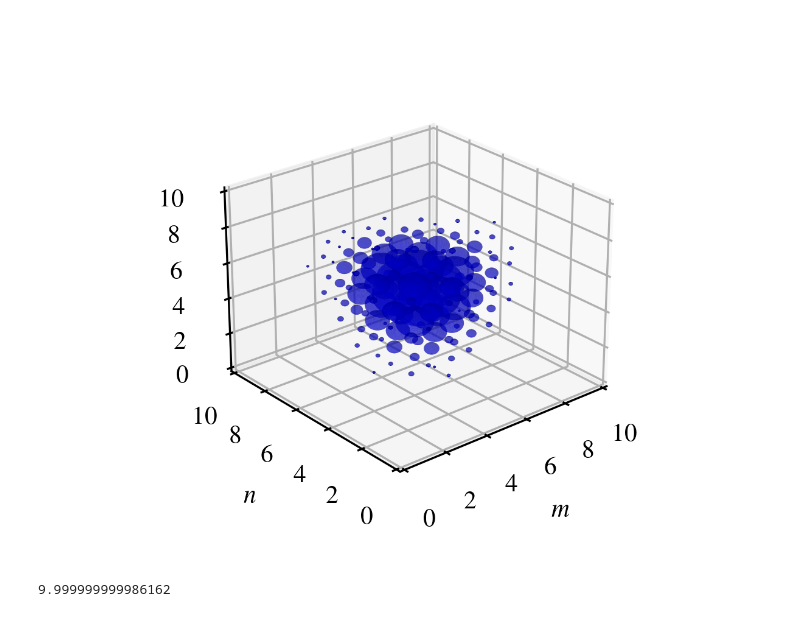
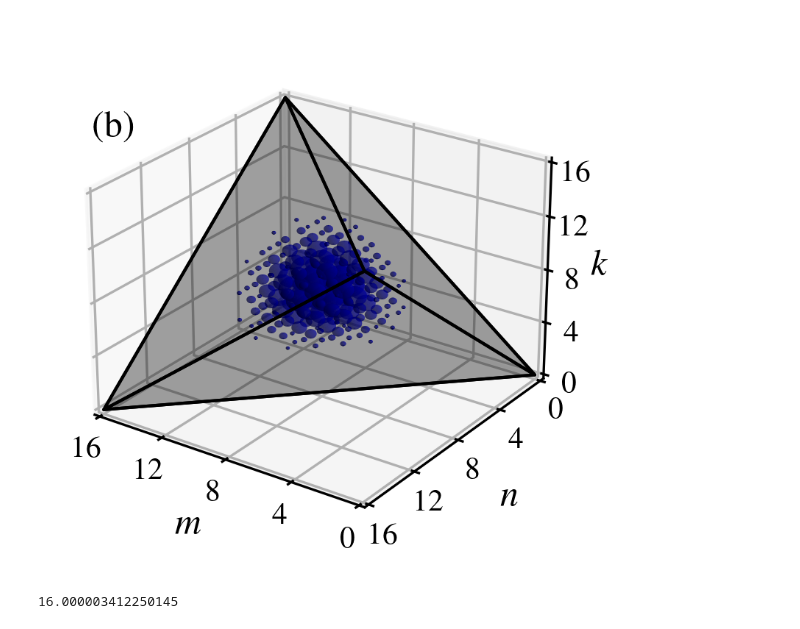
Before and after one commit to Emiliano6754/Stabilizer-States, a Jupyter notebook: symQfuncplots.ipynb, the cells around one changed output. Cells and saved outputs as stored; diff of their text form; code cells hidden in the pictures.

Commit message:
Implemented symspace plotting and kravchuk Gaussian checks

```diff
--- a/symQfuncplots.ipynb
+++ b/symQfuncplots.ipynb
@@ -9,7 +10,7 @@ from matplotlib import rc
 rc('font',**{'family':'serif','serif':['Times']})
 rc('text', usetex=True)
 # %%
-n_qubits = 10
+n_qubits = 16
 graph_type = "cc"
 filename = graph_type+"_q"+str(n_qubits)+".txt"
 # graph_num = 1830
@@ -23,26 +24,45 @@ x, y, z = _xx.ravel(), _yy.ravel(), __zz.ravel()
 # %%
 light = LightSource(0,20)
 fig = plt.figure(figsize=(4,3),dpi=300)
 ax = fig.add_subplot(projection='3d')
-ax.view_init(elev=25,azim=-130)
-ax.set_xlabel(r'$m$')
-ax.set_ylabel(r'$n$')
+ax.set_xlabel(r'$m$', size=12, labelpad=-5)
+ax.set_ylabel(r'$n$', size=12, labelpad=-5)
+ax.set_zlabel(r'$k$', size=12, labelpad=-11)
 ax.set_xlim(0,n_qubits)
 ax.set_ylim(0,n_qubits)
 ax.set_zlim(0,n_qubits)
+ax.tick_params(axis='both', size=10, pad=-3)
+ax.set_xticks([0,4,8,12,16])
+ax.set_yticks([0,4,8,12,16])
+ax.set_zticks([0,4,8,12,16])
 maxQ = np.max(symQfunc)
+
+# ax.view_init(25, 175)
+# ax.view_init(25, 140)
+ax.view_init(25, 125)
+ax.text(16, 16, 20, "(b)", fontsize=12)
+
+# Plot symmetric space outline
+verts = [(0, 0, 0), (n_qubits, n_qubits, 0), (0, n_qubits, n_qubits), (n_qubits, 0, n_qubits)]
+
+faces = [[0, 1, 2], [0, 2, 3], [0, 1, 3], [1, 2, 3]]
+
+poly3d = [[verts[vert_id] for vert_id in face] for face in faces]# draw vertex
+
+collection = Poly3DCollection(poly3d, edgecolors= 'k', facecolor= [0, 0, 0], linewidths=1, alpha=0.2)
+ax.add_collection3d(collection)
 
 for (i,j,k) in zip(x,y,z):
     r = symQfunc[i,j,k] / maxQ
-    if r > 0.05:
+    if r > 0.1:
         u, v = np.mgrid[0:2*np.pi:50j, 0:np.pi:50j]
         s_x = r*np.cos(u)*np.sin(v)
         s_y = r*np.sin(u)*np.sin(v)
         s_z = r*np.cos(v)
 
         ax.plot_surface(s_x+i, s_y+j, s_z+k, color = 'b', alpha=0.5)
 # %% [output]
-[figure, old version]
+[figure, new version]
 # %%
 # n_qubits = 10
 # %%
@@ -72,4 +92,4 @@ for (i,j,k) in zip(x,y,z):
 # %%
 print(np.log2(np.sum(symQfunc)))
 # %% [output]
-9.999999999986162
+16.000003412250145
```
Also changed, not shown: parts of 1 cell of this notebook, 7 other files.
